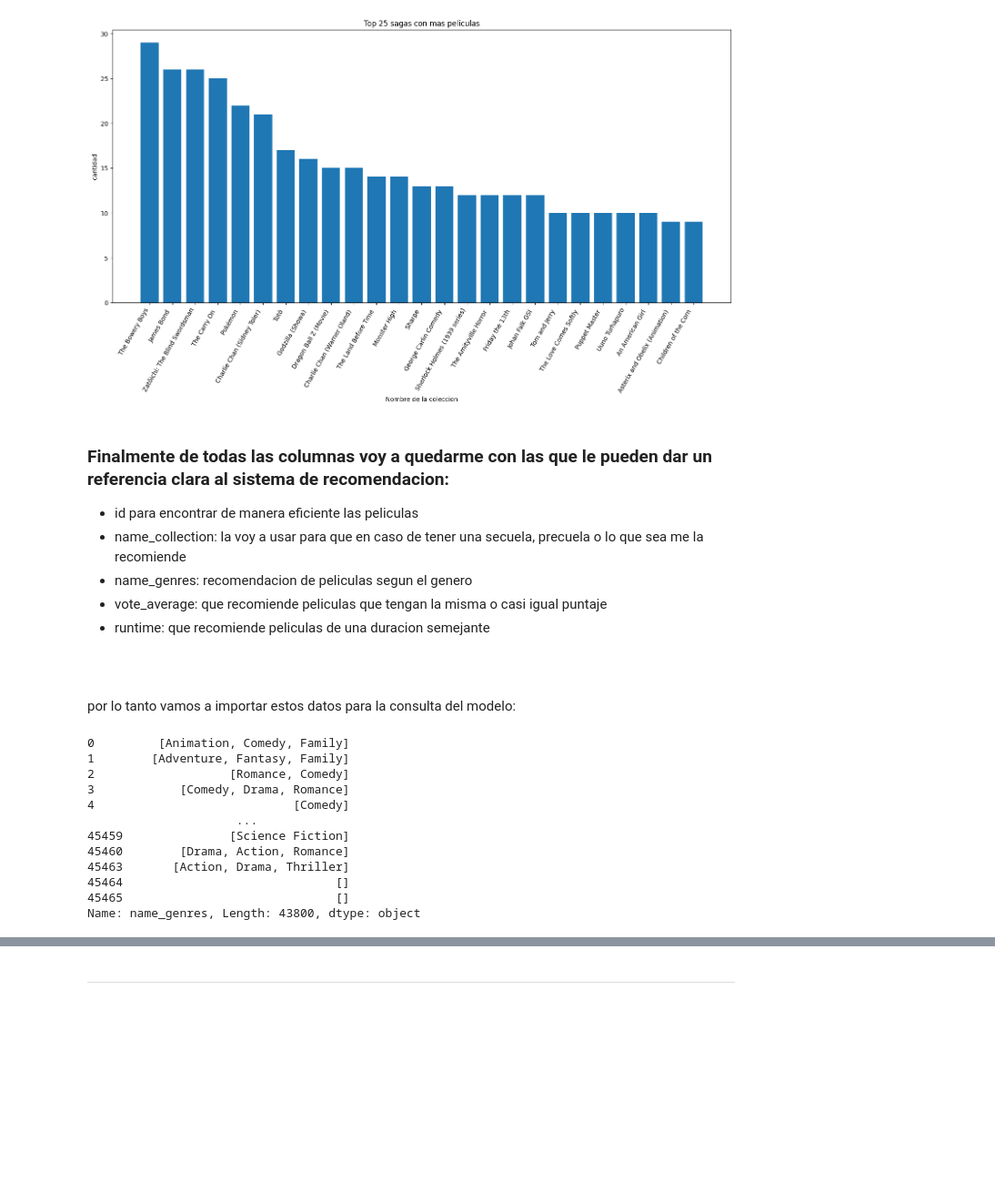
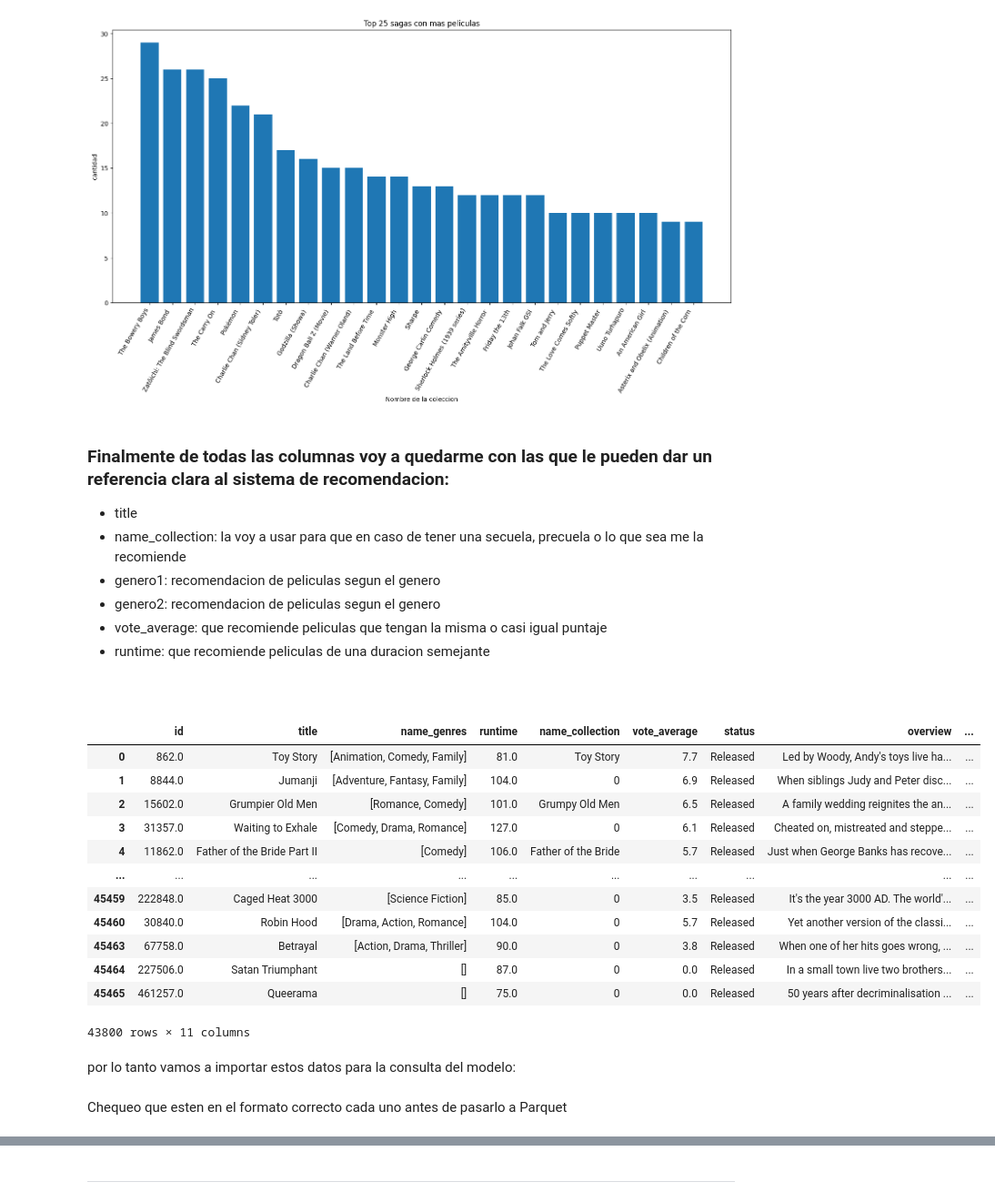
Before and after one commit to matiasbarriosled/MLOPS, a Jupyter notebook: eda/eda_movie.ipynb, the cells around one changed output, grey strips where cells are left out. Shown at 91% size. Saved outputs shown, nothing was run; the diff lists cells and outputs as text; code cells hidden in the pictures; blank space fills up the shorter version.

```diff
--- a/eda/eda_movie.ipynb
+++ b/eda/eda_movie.ipynb
@@ -440,9 +458,10 @@ plt.show()
 [figure]
 # %% [markdown]
 ### Finalmente de todas las columnas voy a quedarme con las que le pueden dar un referencia clara al sistema de recomendacion:
-- id para encontrar de manera eficiente las peliculas
+- title
 - name_collection: la voy a usar para que en caso de tener una secuela, precuela o lo que sea me la recomiende
-- name_genres: recomendacion de peliculas segun el genero
+- genero1: recomendacion de peliculas segun el genero
+- genero2: recomendacion de peliculas segun el genero
 - vote_average: que recomiende peliculas que tengan la misma o casi igual puntaje
 - runtime: que recomiende peliculas de una duracion semejante
 # %% [markdown]
@@ -451,29 +470,29 @@ plt.show()
 # %%
 def extract_genres(df_func):
     def extract_genre(row, col_name, idx):
         if idx < len(row['name_genres']):
             return row['name_genres'][idx]
         else:
             return '0'
 
     df_func['genero1'] = df_func.apply(lambda row: extract_genre(row, 'genero1', 0), axis=1)
     df_func['genero2'] = df_func.apply(lambda row: extract_genre(row, 'genero2', 1), axis=1)
-    df_func['genero3'] = df_func.apply(lambda row: extract_genre(row, 'genero3', 2), axis=1)
     return df_func
+
+extract_genres(movies)
+# %% [output]
+|  | id | title | name_genres | runtime | name_collection | vote_average | status | overview | ... |
+| 0 | 862.0 | Toy Story | [Animation, Comedy, Family] | 81.0 | Toy Story | 7.7 | Released | Led by Woody, Andy's toys live ha... | ... |
+| 1 | 8844.0 | Jumanji | [Adventure, Fantasy, Family] | 104.0 | 0 | 6.9 | Released | When siblings Judy and Peter disc... | ... |
+| 2 | 15602.0 | Grumpier Old Men | [Romance, Comedy] | 101.0 | Grumpy Old Men | 6.5 | Released | A family wedding reignites the an... | ... |
+| 3 | 31357.0 | Waiting to Exhale | [Comedy, Drama, Romance] | 127.0 | 0 | 6.1 | Released | Cheated on, mistreated and steppe... | ... |
+| 4 | 11862.0 | Father of the Bride Part II | [Comedy] | 106.0 | Father of the Bride | 5.7 | Released | Just when George Banks has recove... | ... |
+| ... | ... | ... | ... | ... | ... | ... | ... | ... | ... |
+| 45459 | 222848.0 | Caged Heat 3000 | [Science Fiction] | 85.0 | 0 | 3.5 | Released | It's the year 3000 AD. The world'... | ... |
+| 45460 | 30840.0 | Robin Hood | [Drama, Action, Romance] | 104.0 | 0 | 5.7 | Released | Yet another version of the classi... | ... |
+| 45463 | 67758.0 | Betrayal | [Action, Drama, Thriller] | 90.0 | 0 | 3.8 | Released | When one of her hits goes wrong, ... | ... |
+| 45464 | 227506.0 | Satan Triumphant | [] | 87.0 | 0 | 0.0 | Released | In a small town live two brothers... | ... |
+| 45465 | 461257.0 | Queerama | [] | 75.0 | 0 | 0.0 | Released | 50 years after decriminalisation ... | ... |
+43800 rows × 11 columns
 # %% [markdown]
 por lo tanto vamos a importar estos datos para la consulta del modelo:
-# %%
-movies.name_genres
-# %% [output]
-0         [Animation, Comedy, Family]
-1        [Adventure, Fantasy, Family]
-2                   [Romance, Comedy]
-3            [Comedy, Drama, Romance]
-4                            [Comedy]
-                     ...
-45459               [Science Fiction]
-45460        [Drama, Action, Romance]
-45463       [Action, Drama, Thriller]
-45464                              []
-45465                              []
-Name: name_genres, Length: 43800, dtype: object
@@ -479,0 +501,2 @@ Name: name_genres, Length: 43800, dtype: object
+# %% [markdown]
+Chequeo que esten en el formato correcto cada uno antes de pasarlo a Parquet
```
Also changed, not shown: parts of 10 cells of this notebook, 1 other file.
